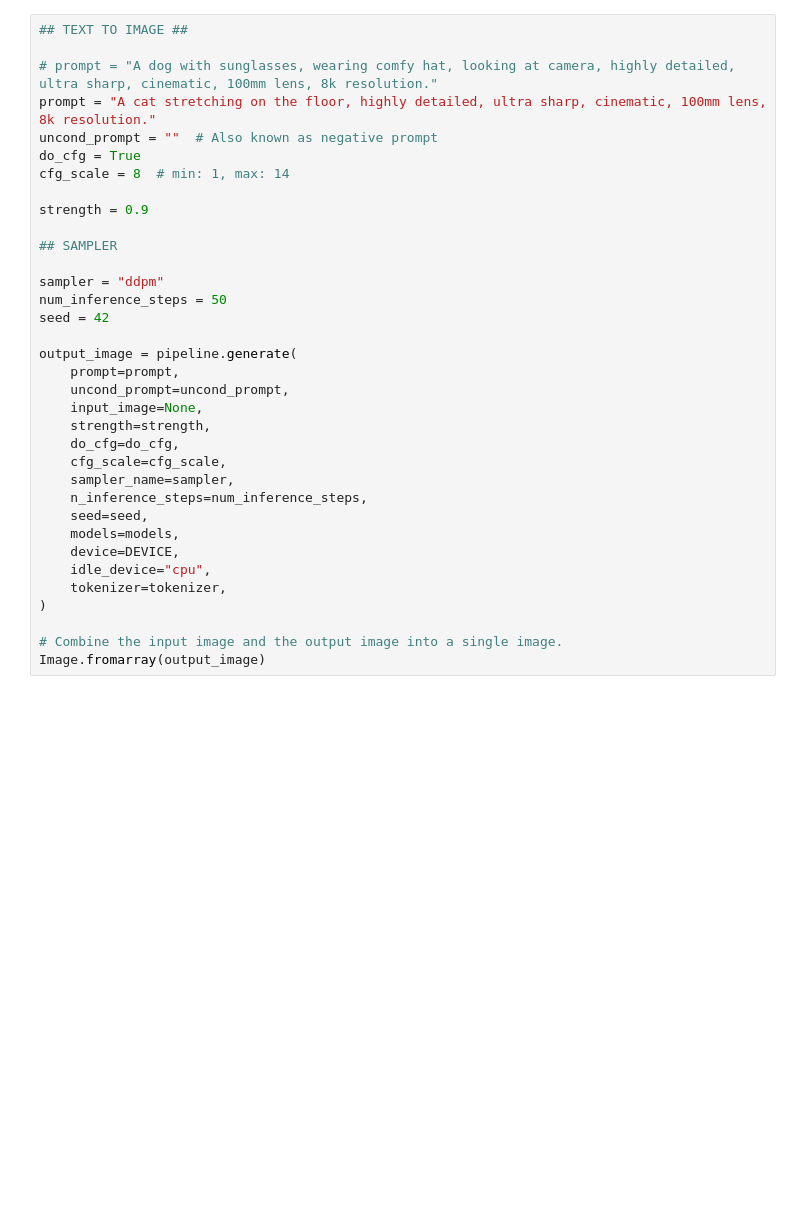
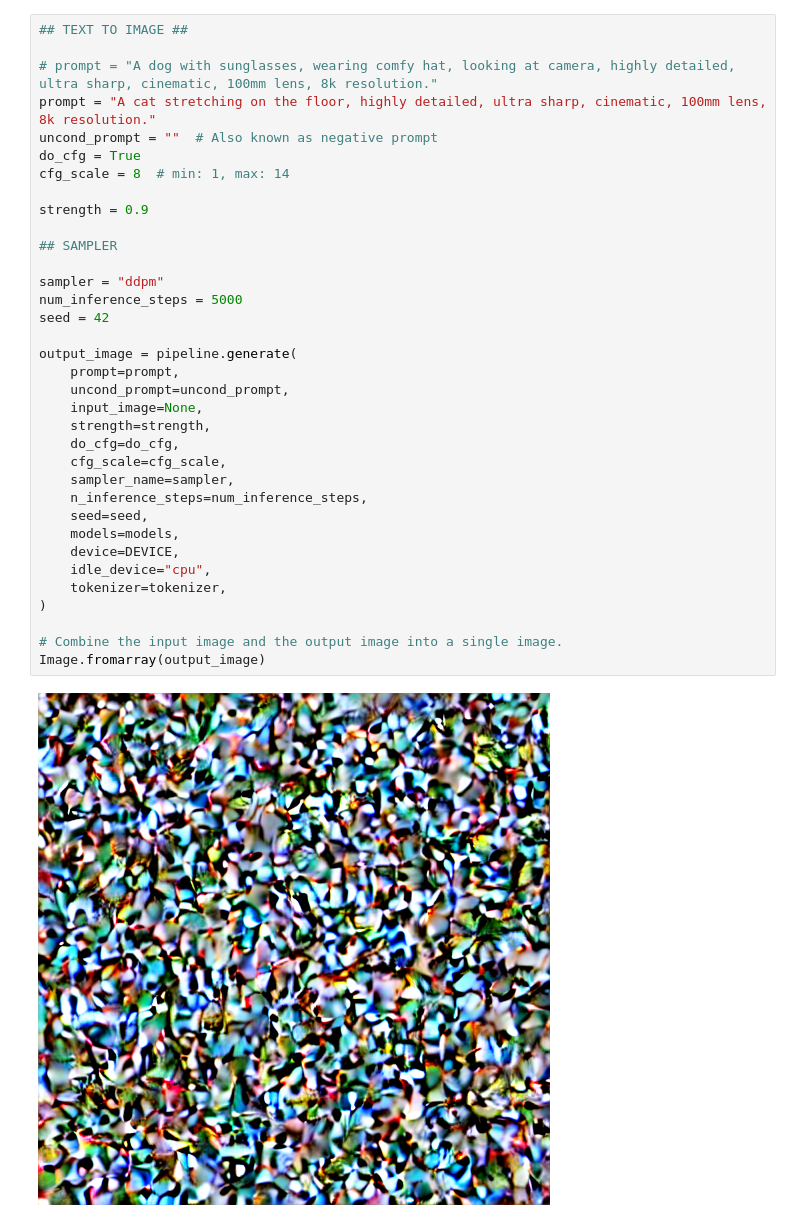
Before and after one commit to YongDeng715/pytorch-stable-diffusion, a Jupyter notebook: src/demo.ipynb, the cells around one changed output. Drawn from its saved outputs; the diff is of its cells as text; blank space fills up the shorter version.

```diff
--- a/src/demo.ipynb
+++ b/src/demo.ipynb
@@ -28,34 +28,36 @@ Using device: cpu
 prompt = "A cat stretching on the floor, highly detailed, ultra sharp, cinematic, 100mm lens, 8k resolution."
 uncond_prompt = ""  # Also known as negative prompt
 do_cfg = True
 cfg_scale = 8  # min: 1, max: 14
 
 strength = 0.9
 
 ## SAMPLER
 
 sampler = "ddpm"
-num_inference_steps = 50
+num_inference_steps = 5000
 seed = 42
 
 output_image = pipeline.generate(
     prompt=prompt,
     uncond_prompt=uncond_prompt,
     input_image=None,
     strength=strength,
     do_cfg=do_cfg,
     cfg_scale=cfg_scale,
     sampler_name=sampler,
     n_inference_steps=num_inference_steps,
     seed=seed,
     models=models,
     device=DEVICE,
     idle_device="cpu",
     tokenizer=tokenizer,
 )
 
 # Combine the input image and the output image into a single image.
 Image.fromarray(output_image)
+# %% [output]
+[figure, added]
 # %%
 ## IMAGE TO IMAGE ##
 
```
Also changed, not shown: parts of 3 cells of this notebook, 7 other files.
